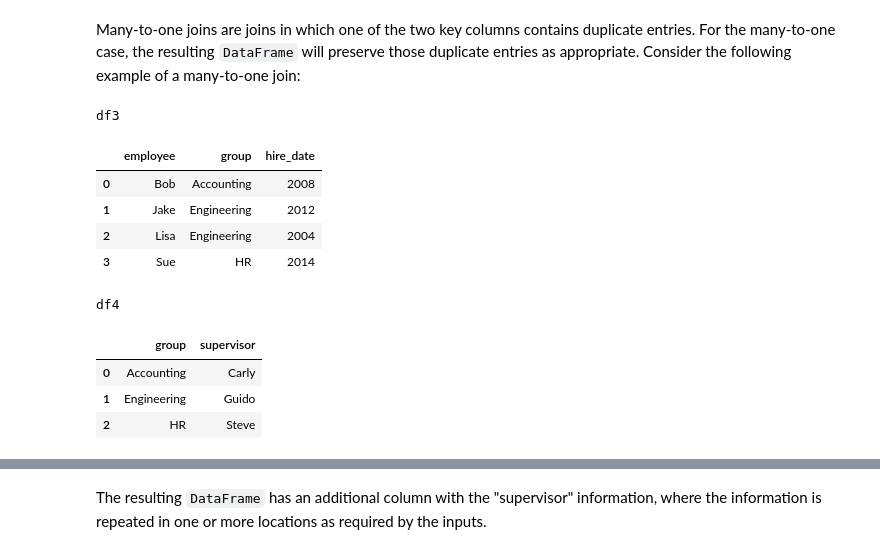
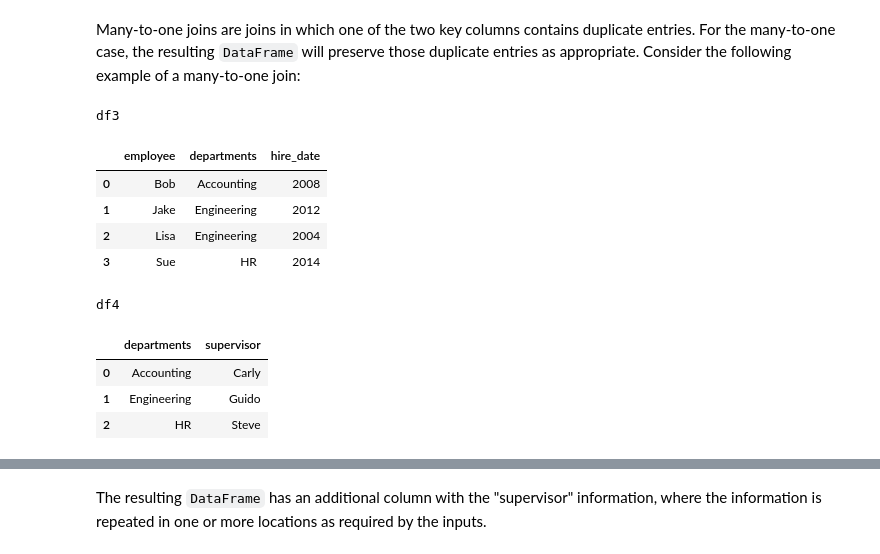
Before and after one commit to bonareri/data-science-class, a Jupyter notebook: 05-Python_for_Data_Science/06_02_Merge_and_Join.ipynb, the cells around one changed output, grey strips where cells are left out. Saved outputs shown, nothing was run; the diff lists cells and outputs as text; code cells hidden in the pictures.

```diff
--- a/05-Python_for_Data_Science/06_02_Merge_and_Join.ipynb
+++ b/05-Python_for_Data_Science/06_02_Merge_and_Join.ipynb
@@ -86,18 +96,18 @@ Many-to-one joins are joins in which one of the two key columns contains duplica
 For the many-to-one case, the resulting `DataFrame` will preserve those duplicate entries as appropriate.
 Consider the following example of a many-to-one join:
 # %%
-df4 = pd.DataFrame({'group': ['Accounting', 'Engineering', 'HR'],
+df4 = pd.DataFrame({'departments': ['Accounting', 'Engineering', 'HR'],
                     'supervisor': ['Carly', 'Guido', 'Steve']})
 display('df3', 'df4')
 # %% [output]
 df3
-|  | employee | group | hire_date |
+|  | employee | departments | hire_date |
 | 0 | Bob | Accounting | 2008 |
 | 1 | Jake | Engineering | 2012 |
 | 2 | Lisa | Engineering | 2004 |
 | 3 | Sue | HR | 2014 |
 df4
-|  | group | supervisor |
+|  | departments | supervisor |
 | 0 | Accounting | Carly |
 | 1 | Engineering | Guido |
 | 2 | HR | Steve |
```
Also changed, not shown: parts of 16 cells of this notebook, 21 other files.
